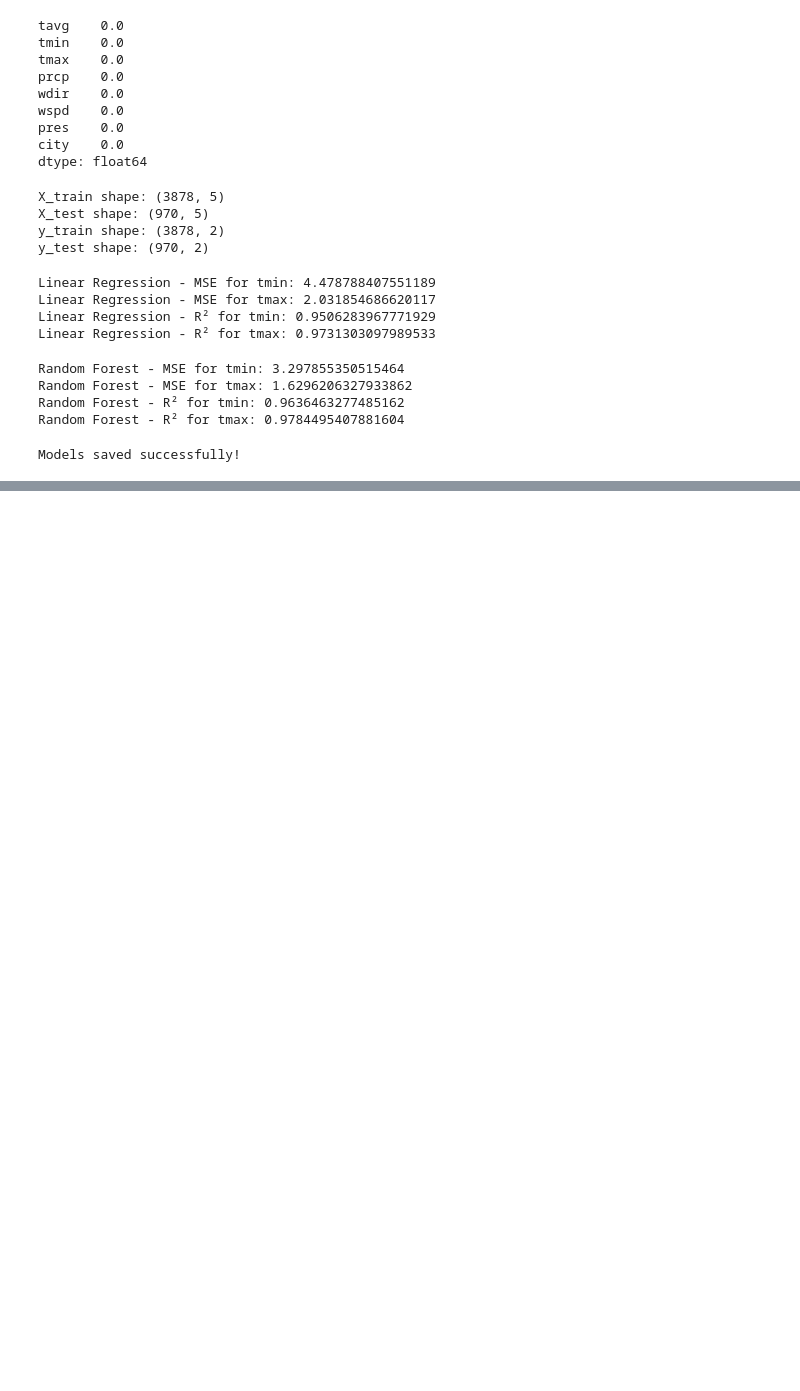
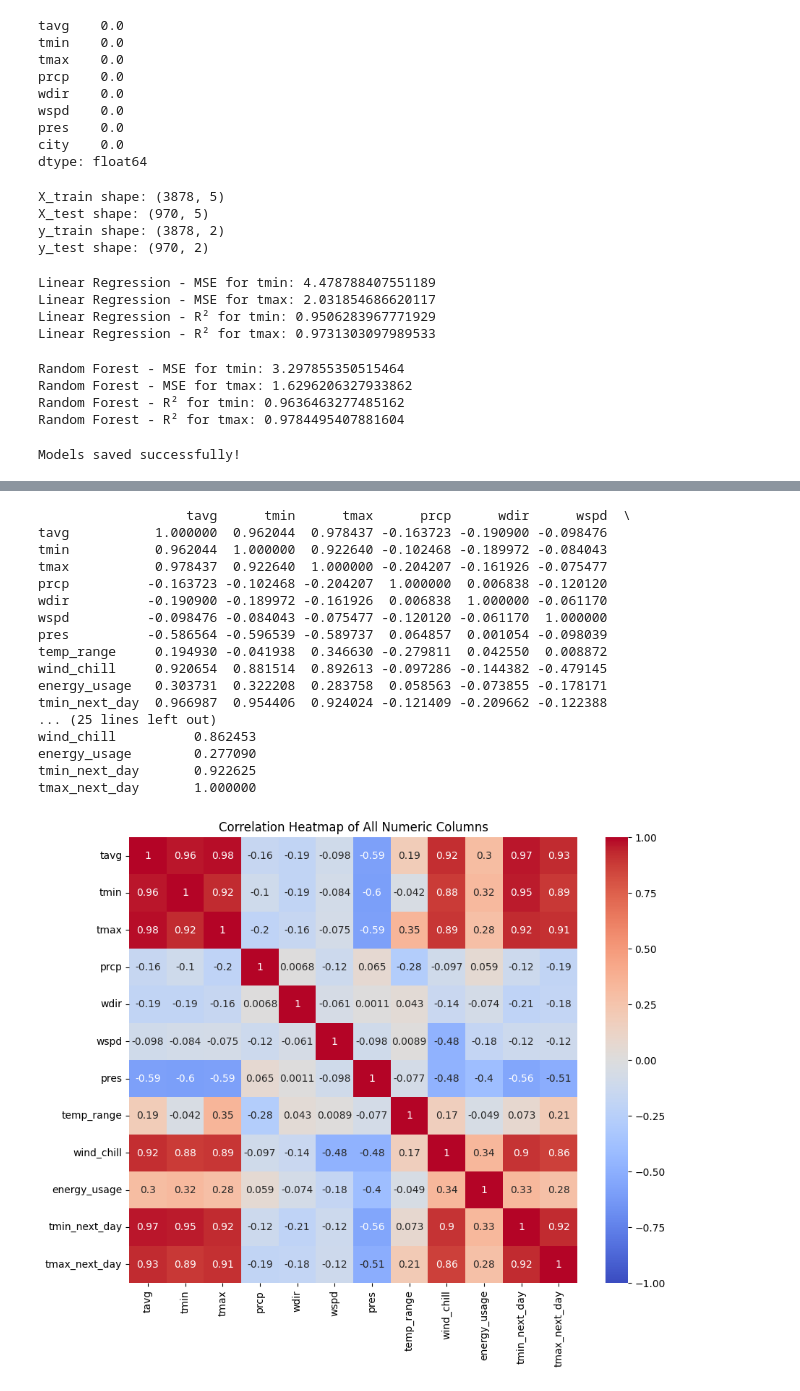
Before and after one commit to SanyaBaweja/CTIP-Assignment1, a Jupyter notebook: EnhancedML.ipynb, the cells around one changed output, grey strips where cells are left out. Cells and saved outputs as stored; diff of their text form; code cells hidden in the pictures; blank space fills up the shorter version.

```diff
--- a/EnhancedML.ipynb
+++ b/EnhancedML.ipynb
@@ -163,0 +164,6 @@ combined_weather_data_no_outliers.shape
+# %%
+# Creating a new feature: Temperature range
+combined_weather_data_no_outliers['temp_range'] = combined_weather_data_no_outliers['tmax'] - combined_weather_data_no_outliers['tmin']
+
+# Creating a new feature: Wind Chill (approximation)
+combined_weather_data_no_outliers['wind_chill'] = combined_weather_data_no_outliers['tavg'] - (combined_weather_data_no_outliers['wspd'] * 0.7)
@@ -550,0 +844,40 @@ Models saved successfully!
+# %%
+import pandas as pd
+import seaborn as sns
+import matplotlib.pyplot as plt
+
+# Assuming your DataFrame is named 'combined_weather_data_no_outliers'
+
+# Drop non-numeric columns
+numeric_data = combined_weather_data_no_outliers.select_dtypes(include=[float, int])
+
+# Compute the correlation matrix on numeric data
+correlation_matrix = numeric_data.corr()
+
+# Display the correlation matrix
+print(correlation_matrix)
+
+# Plot the heatmap of the correlation matrix
+plt.figure(figsize=(10, 8))
+sns.heatmap(correlation_matrix, annot=True, cmap="coolwarm", vmin=-1, vmax=1)
+plt.title("Correlation Heatmap of All Numeric Columns")
+plt.show()
+# %% [output]
+                   tavg      tmin      tmax      prcp      wdir      wspd  \
+tavg           1.000000  0.962044  0.978437 -0.163723 -0.190900 -0.098476
+tmin           0.962044  1.000000  0.922640 -0.102468 -0.189972 -0.084043
+tmax           0.978437  0.922640  1.000000 -0.204207 -0.161926 -0.075477
+prcp          -0.163723 -0.102468 -0.204207  1.000000  0.006838 -0.120120
+wdir          -0.190900 -0.189972 -0.161926  0.006838  1.000000 -0.061170
+wspd          -0.098476 -0.084043 -0.075477 -0.120120 -0.061170  1.000000
+pres          -0.586564 -0.596539 -0.589737  0.064857  0.001054 -0.098039
+temp_range     0.194930 -0.041938  0.346630 -0.279811  0.042550  0.008872
+wind_chill     0.920654  0.881514  0.892613 -0.097286 -0.144382 -0.479145
+energy_usage   0.303731  0.322208  0.283758  0.058563 -0.073855 -0.178171
+tmin_next_day  0.966987  0.954406  0.924024 -0.121409 -0.209662 -0.122388
+... (25 lines left out)
+wind_chill          0.862453
+energy_usage        0.277090
+tmin_next_day       0.922625
+tmax_next_day       1.000000
+[figure, added]
```
Also changed, not shown: parts of 22 cells of this notebook, 13 other files.
